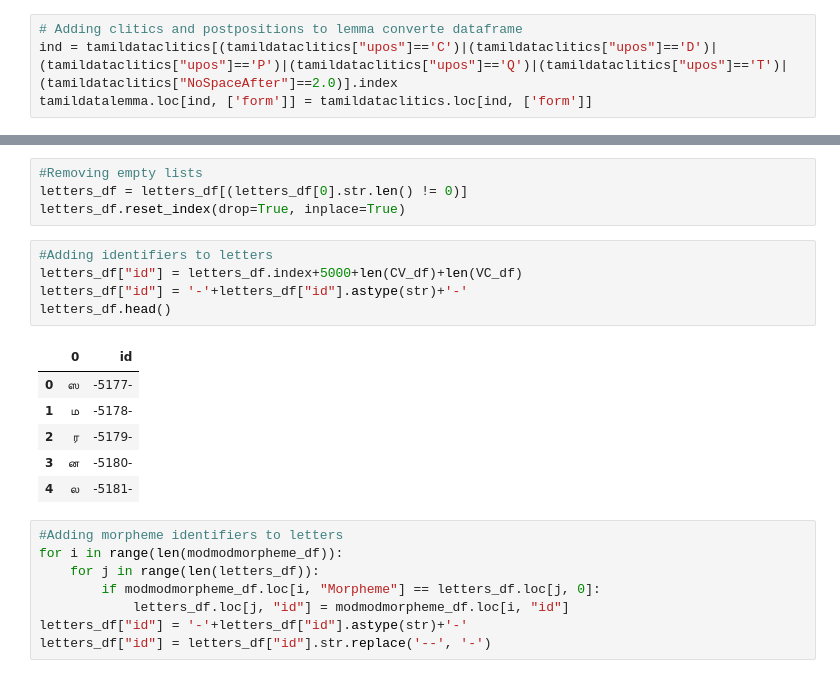
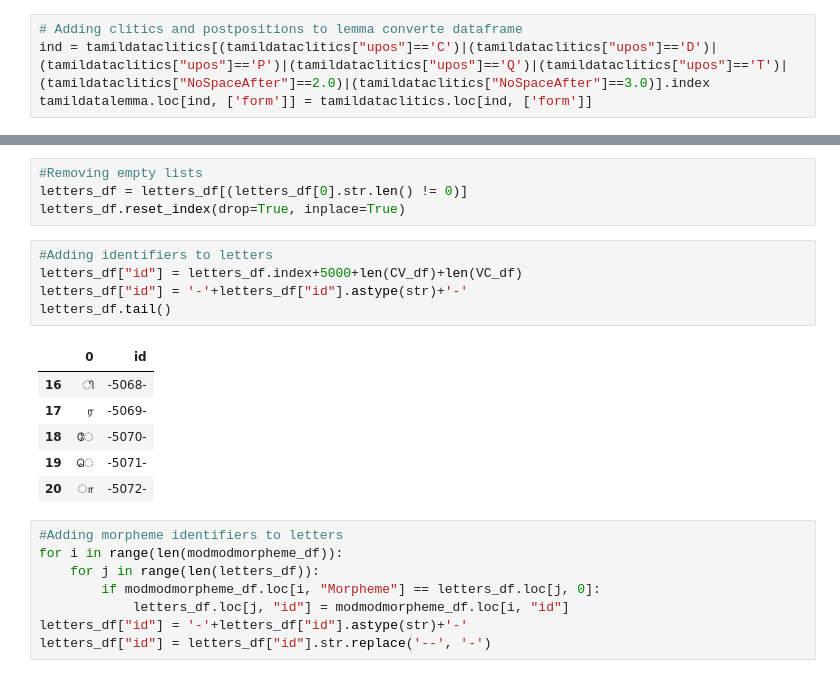
Before and after one commit to Kee2u/Deciphering_the_Indus_Valley_Script, a Jupyter notebook: Preprocessing/Convert_morphemes.ipynb, the cells around one changed output, grey strips where cells are left out. Saved outputs shown, nothing was run; the diff lists cells and outputs as text.

Commit message:
Adding no space after == 3.0 to clitics merge condition

```diff
--- a/Preprocessing/Convert_morphemes.ipynb
+++ b/Preprocessing/Convert_morphemes.ipynb
@@ -46,6 +46,6 @@ tamildatalemma.head()
 # %%
 # Adding clitics and postpositions to lemma converte dataframe
-ind = tamildataclitics[(tamildataclitics["upos"]=='C')|(tamildataclitics["upos"]=='D')|(tamildataclitics["upos"]=='P')|(tamildataclitics["upos"]=='Q')|(tamildataclitics["upos"]=='T')|(tamildataclitics["NoSpaceAfter"]==2.0)].index
+ind = tamildataclitics[(tamildataclitics["upos"]=='C')|(tamildataclitics["upos"]=='D')|(tamildataclitics["upos"]=='P')|(tamildataclitics["upos"]=='Q')|(tamildataclitics["upos"]=='T')|(tamildataclitics["NoSpaceAfter"]==2.0)|(tamildataclitics["NoSpaceAfter"]==3.0)].index
 tamildatalemma.loc[ind, ['form']] = tamildataclitics.loc[ind, ['form']]
 # %%
 # Reading morphemes
@@ -489,15 +489,15 @@ letters_df.reset_index(drop=True, inplace=True)
 # %%
 #Adding identifiers to letters
 letters_df["id"] = letters_df.index+5000+len(CV_df)+len(VC_df)
 letters_df["id"] = '-'+letters_df["id"].astype(str)+'-'
-letters_df.head()
+letters_df.tail()
 # %% [output]
 |  | 0 | id |
-| 0 | ஸ | -5177- |
-| 1 | ம | -5178- |
-| 2 | ர | -5179- |
-| 3 | ன | -5180- |
-| 4 | ல | -5181- |
+| 16 | ி | -5068- |
+| 17 | ர | -5069- |
+| 18 | ே | -5070- |
+| 19 | ெ | -5071- |
+| 20 | ா | -5072- |
 # %%
 #Adding morpheme identifiers to letters
 for i in range(len(modmodmorpheme_df)):
```
Also changed, not shown: parts of 7 cells of this notebook.
